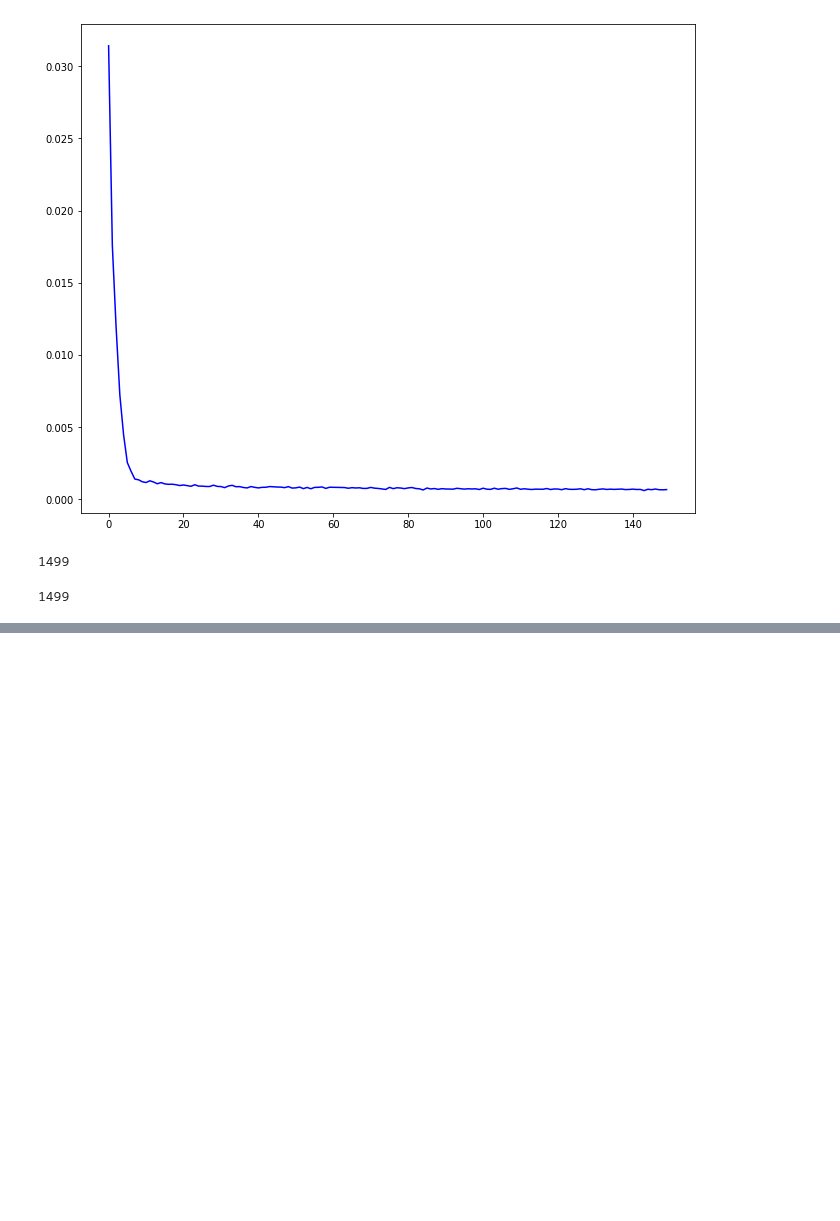
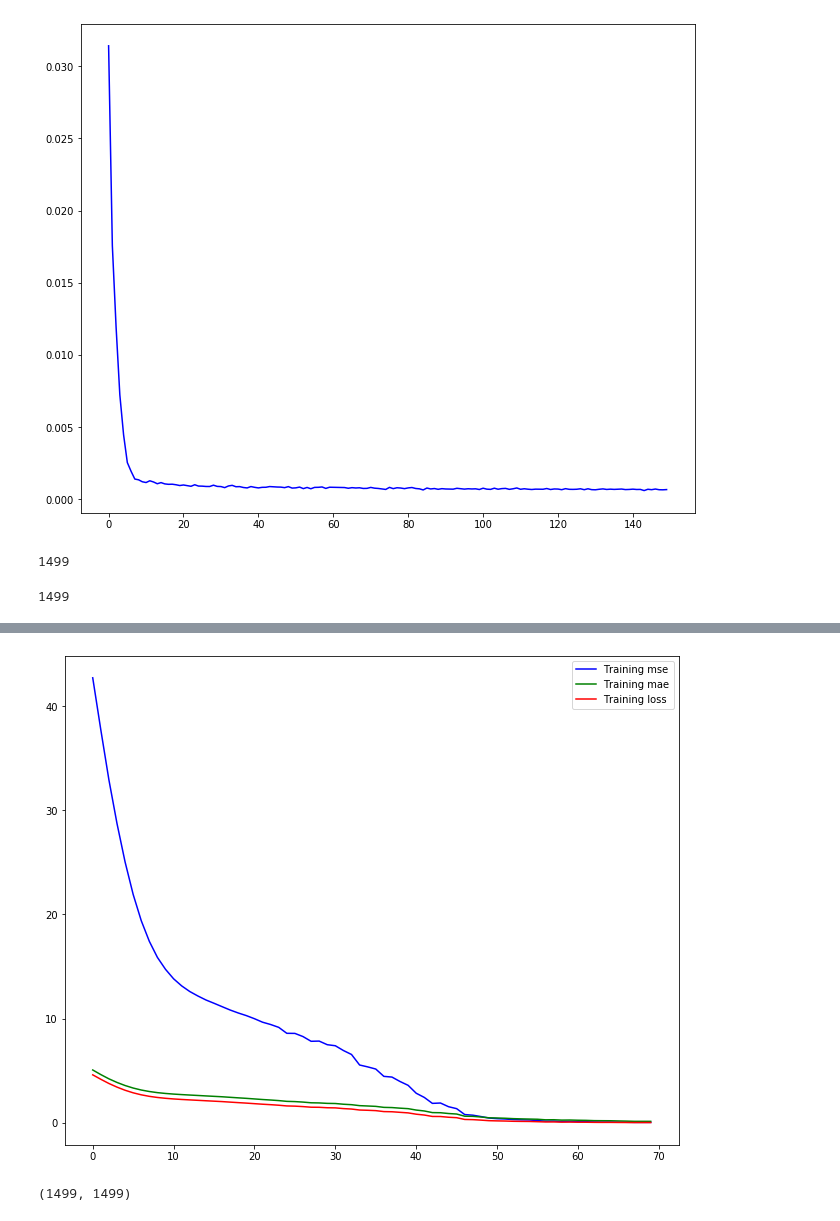
Before and after one commit to olonok69/Time-Series, a Jupyter notebook: Refined_Finance_SP500_diferent_NN_architectures.ipynb, the cells around one changed output, grey strips where cells are left out. Drawn from its saved outputs; the diff is of its cells as text; code cells hidden in the pictures; blank space fills up the shorter version.

```diff
--- a/Refined_Finance_SP500_diferent_NN_architectures.ipynb
+++ b/Refined_Finance_SP500_diferent_NN_architectures.ipynb
@@ -632,0 +633,27 @@ plt.show()
+# %%
+tf.keras.backend.clear_session()
+tf.random.set_seed(51)
+np.random.seed(51)
+
+train_set = windowed_dataset(train_data_trend_rescaled, window_size, batch_size, shuffle_buffer = shuffle_buffer_size)
+
+model = tf.keras.models.Sequential([
+    #tf.keras.layers.Lambda(lambda x: tf.expand_dims(x,axis=-1), input_shape=[,,1]),
+    tf.keras.layers.Conv1D(filters=32, kernel_size=5, strides=1, padding='causal', activation='relu',input_shape=[None,1]),
+
+    #tf.keras.layers.Bidirectional(tf.keras.layers.LSTM(32)),
+    tf.keras.layers.LSTM(32, return_sequences=True),
+    tf.keras.layers.LSTM(32, return_sequences=True),
+    tf.keras.layers.Dense(1),
+    tf.keras.layers.Lambda(lambda x: x * 200)
+])
+
+lr_schedule = tf.keras.callbacks.LearningRateScheduler(lambda epoch: 1e-8 * 10**(epoch/20))
+
+optimizer = tf.keras.optimizers.SGD(lr = 1e-2, momentum = 0.9)
+
+model.compile(loss = tf.keras.losses.Huber(),
+              optimizer = optimizer,
+              metrics = ['mse', 'mae'])
+
+history = model.fit(train_set, epochs = 70, callbacks = [lr_schedule])
@@ -632,0 +678,12 @@ plt.show()
+# %%
+loss = history.history['loss']
+mse = history.history['mse']
+mae = history.history['mae']
+epochs = range(len(loss))
+plt.plot(epochs, mse, 'b', label = 'Training mse')
+plt.plot(epochs, mae, 'g', label = 'Training mae')
+plt.plot(epochs, loss, 'r', label = 'Training loss')
+plt.legend()
+plt.show()
+# %% [output]
+[figure, added]
@@ -632,0 +699,4 @@ plt.show()
+# %%
+len(new_forecast), len(mvng_avg_df['timestamp'][1:])
+# %% [output]
+(1499, 1499)
```
Also changed, not shown: parts of 9 cells of this notebook.
